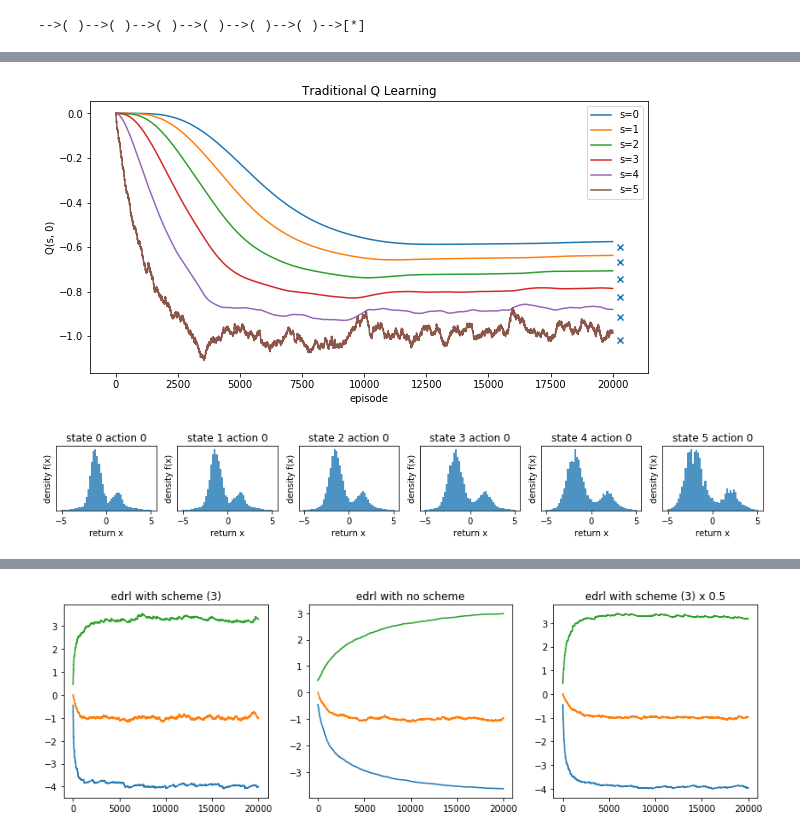
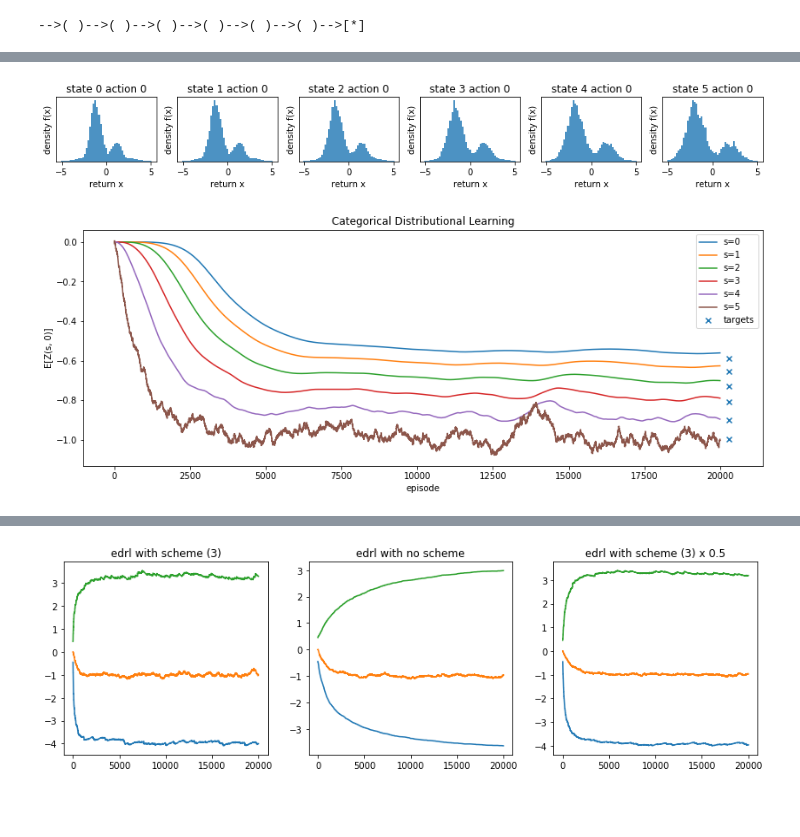
Before and after one commit to matomatical/neuRL, a Jupyter notebook: ChainMDP.ipynb, the cells around one changed output, grey strips where cells are left out. Drawn from its saved outputs; the diff is of its cells as text; code cells hidden in the pictures; blank space fills up the shorter version.

```diff
--- a/ChainMDP.ipynb
+++ b/ChainMDP.ipynb
@@ -105,3 +90,46 @@ def train(env, agent, episodes=10000, render=True, log=False):
+# %%
+def train(env, agent, episodes=10000, render=True, log=False):
+    if log: history = [agent.state()]
+    for _ in tqdm.trange(episodes, unit="eps"):
+        s = env.reset()
+        done = False
+        if render: env.render()
+        while not done:
+            a = agent.action(s)
+            s_, r, done, _ = env.step(a)
+            agent.update(s, a, r, s_, done)
+            s = s_
+            if render: env.render()
+        if log: history.append(agent.state())
+    if log: return np.array(history)
+
+def plot_log(log, targets, title="", ylabel=""):
+    plt.figure(figsize=(14, 5))
+    plt.title(title)
+    for i in range(6):
+        plt.plot(log[:, i, 0], label=f"s={i}")
+    plt.scatter((len(log)+300)*np.ones(6), targets, marker="x", label="targets")
+    plt.ylabel(ylabel)
+    plt.xlabel("episode")
+    plt.legend()
+    plt.show()
+
+def plot_states(log, targets, title="", cm=plt.cm.viridis, ylim=[-6, 6], maxk=11):
+    t, n, m, k = log.shape
+    k_range = np.arange(k) if k <= maxk else np.linspace(0, k-1, maxk, dtype=int)
+    print("showing streams", k_range)
+    fig, axes = plt.subplots(m, n, figsize=(3*n, 3*m))
+    for i in range(n):
+        for j in range(m):
+            ax = axes[j, i] if m > 1 else axes[i]
+            ax.set_title(f"state {i}, action {j}")
+            for l in k_range:
+                ax.plot(log[:, i, j, l], color=cm(l/k))
+        ax.scatter(t*1.05*np.ones(len(k_range)), targets[i, j, k_range], marker="x")
+        ax.set_ylim(ylim)
+        ax.set_xlabel("episodes")
+    plt.tight_layout()
+    plt.show()
 # %%
 class TradRLAgent:
     def __init__(self, n_actions, n_states, alpha=0.001, gamma=0.9):
@@ -128,16 +159,3 @@ trllog = train(ChainMDP(6), trlagent, episodes=20000, render=False, log=True)
-# %%
-log = np.array(trllog)
-plt.figure(figsize=(10, 5))
-plt.title("Traditional Q Learning")
-for i in range(6):
-    plt.plot(log[:, i, 0], label=f"s={i}")
-plt.scatter((len(log)+300)*np.ones(6), np.mean(G, axis=0), marker="x")
-plt.ylabel("Q(s, 0)")
-plt.xlabel("episode")
-plt.legend()
-plt.show()
-# %% [output]
-[figure, removed]
 # %%
 class CDRLAgent:
     def __init__(self, n_actions, n_states, supports, alpha=0.05, gamma=0.9):
@@ -181,30 +199,32 @@ class CDRLAgent:
             else:
                 raise Exception("Algorithm error")
         # step towards target logits according to cross entropy/KL loss
         # (i computed the gradient and this is it!)
         self.L[s, a] -= self.alpha * (self._probs(self.L[s, a]) - Pi)
     def render(self):
         fig, axes = plt.subplots(self.m, self.n, figsize=(2*self.n, 2*self.m))
         P = self._probs(self.L)
         for i in range(self.n):
             for j in range(self.m):
                 if self.m > 1:
                     ax = axes[i, j]
                 else:
                     ax = axes[i]
                 ax.set_title(f"state {i} action {j}")
                 ax.set_ylabel("density f(x)")
                 ax.set_xlabel("return x")
                 ax.bar(self.z, P[i, j], width=self.dz[0], alpha=0.8)
                 ax.set_yticks([])
         plt.tight_layout()
         plt.show()
     def state(self):
         return self._probs(self.L)
 
 cdrl_z = np.linspace(-5, 5, 51)
 cdrlagent = CDRLAgent(1, 6, supports=cdrl_z)
 cdrllog = train(ChainMDP(6), cdrlagent, episodes=20000, render=False, log=True)
 cdrlagent.render()
+plot_log(cdrllog @ cdrl_z, np.mean(G, axis=0), "Categorical Distributional Learning", "E[Z(s, 0)]")
 # %% [output]
 [figure]
+[figure, added]
```
Also changed, not shown: parts of 32 cells of this notebook.
